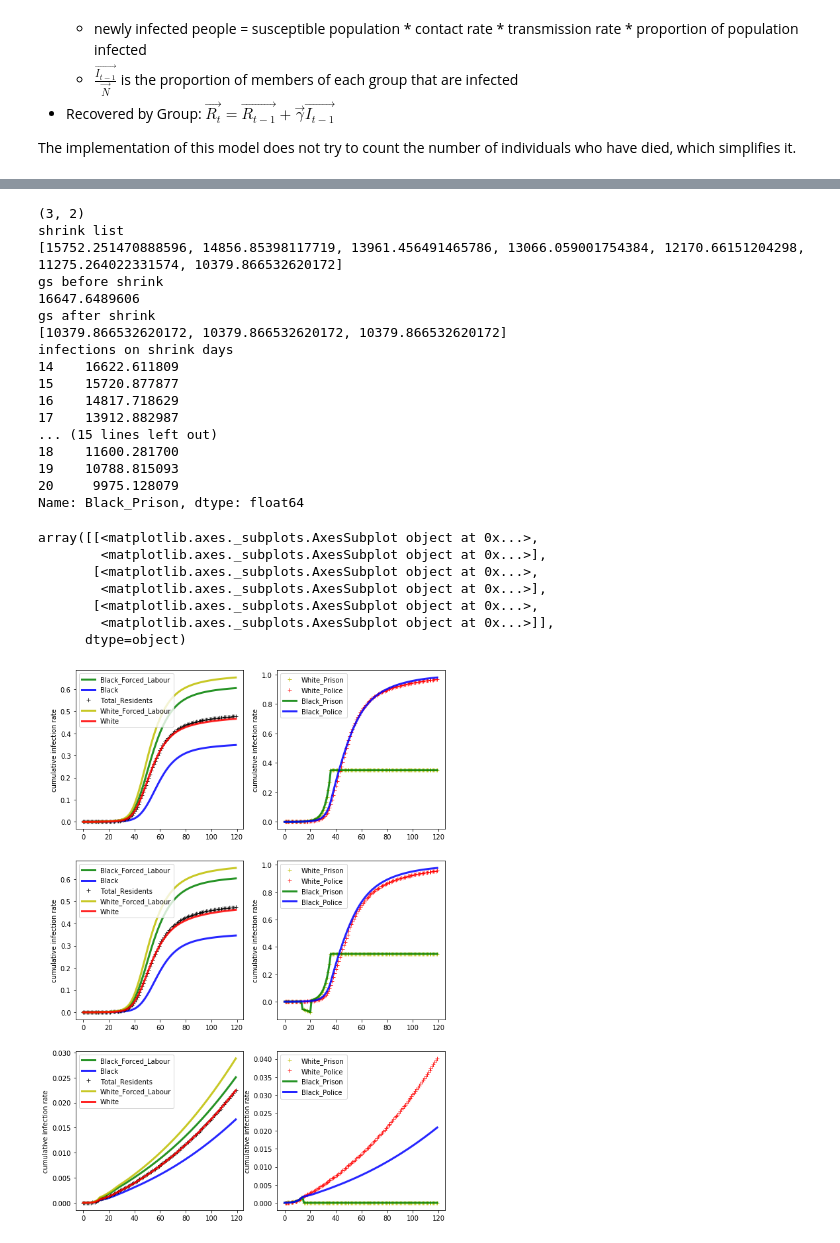
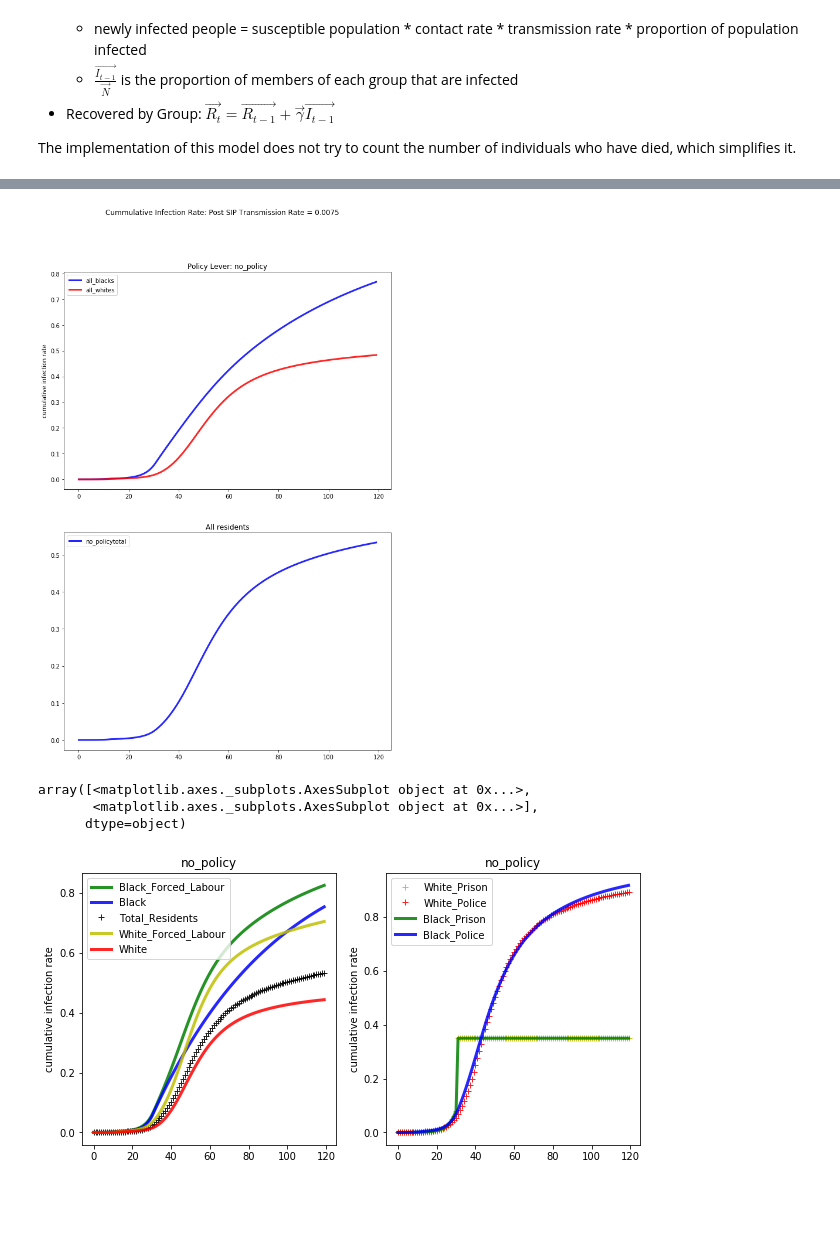
Before and after one commit to mmeyer717/CPE-COVID-disparities, a Jupyter notebook: model/Model.ipynb, the cells around one changed output, grey strips where cells are left out. Cells and saved outputs as stored; diff of their text form; code cells hidden in the pictures; blank space fills up the shorter version.

Commit message:
moving ploting to own file. Make robust to change in policy levers

```diff
--- a/model/Model.ipynb
+++ b/model/Model.ipynb
@@ -299,12 +198,8 @@ starting_params = mp.ModelParams(TRANSMISSION_RATE, SIP_START_DATE, INITIAL_INFE
                                  PRISON_PEAK_DATE, prison_infection_rate,
                                  post_sip_t=POST_SIP_TRANMISSION_RATE)
 
-summary_stats, infection_maps, s_maps, group_sizes = run_models({inputs.ORIGINAL_FOLDER: original_dir,
-                                                                  inputs.LEVER_1_FOLDER : lever_1_dir,
-                                                                  inputs.LEVER_2_FOLDER: lever_2_dir},
-                                                                  starting_params, DAYS)
+summary_stats, infection_maps, s_maps, group_sizes = run_models(
+    {inputs.ORIGINAL_FOLDER: original_dir}, starting_params, DAYS)
 
 summary_stats.to_csv(os.path.join(OUTPUT_DIR, f'full_summary_stats_{TRANSMISSION_RATE}.csv'))
-
-make_susceptable_plot(s_maps, group_sizes, f'Cummulative Infection Rate: Post SIP Transmission Rate = {POST_SIP_TRANMISSION_RATE}')
 # %% [output]
@@ -334,28 +225,13 @@ To retain the current behavior and silence the warning, pass 'sort=True'.
+# %%
+plot_utils.make_susceptable_plot(
+    s_maps, group_sizes,
+    f'Cummulative Infection Rate: Post SIP Transmission Rate = {POST_SIP_TRANMISSION_RATE}')
+# %% [output]
+[figure, added]
 # %%
-plot_all_groups(s_maps, group_sizes)
+plot_utils.plot_all_groups(s_maps, group_sizes)
 # %% [output]
-(3, 2)
-shrink list
-[15752.251470888596, 14856.85398117719, 13961.456491465786, 13066.059001754384, 12170.66151204298, 11275.264022331574, 10379.866532620172]
-gs before shrink
-16647.6489606
-gs after shrink
-[10379.866532620172, 10379.866532620172, 10379.866532620172]
-infections on shrink days
-14    16622.611809
-15    15720.877877
-16    14817.718629
-17    13912.882987
-... (15 lines left out)
-18    11600.281700
-19    10788.815093
-20     9975.128079
-Name: Black_Prison, dtype: float64
+array([<matplotlib.axes._subplots.AxesSubplot object at 0x...>,
+       <matplotlib.axes._subplots.AxesSubplot object at 0x...>],
+      dtype=object)
-array([[<matplotlib.axes._subplots.AxesSubplot object at 0x...>,
-        <matplotlib.axes._subplots.AxesSubplot object at 0x...>],
-       [<matplotlib.axes._subplots.AxesSubplot object at 0x...>,
-        <matplotlib.axes._subplots.AxesSubplot object at 0x...>],
-       [<matplotlib.axes._subplots.AxesSubplot object at 0x...>,
-        <matplotlib.axes._subplots.AxesSubplot object at 0x...>]],
-      dtype=object)
-[figure, old version]
+[figure, new version]
```
Also changed, not shown: parts of 19 cells of this notebook, 1 other file.
